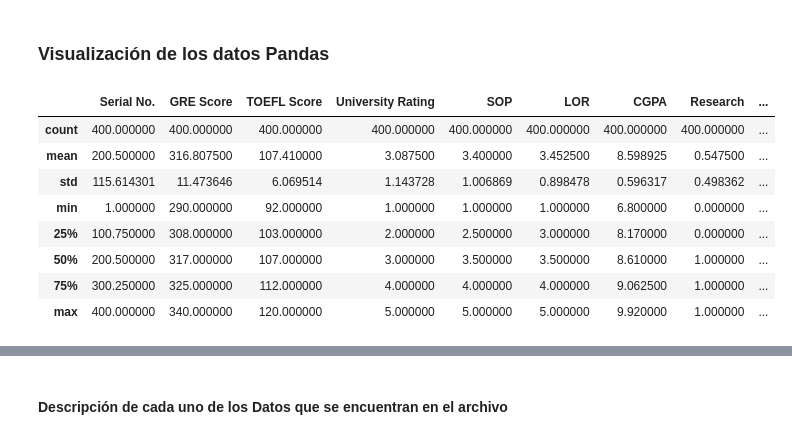
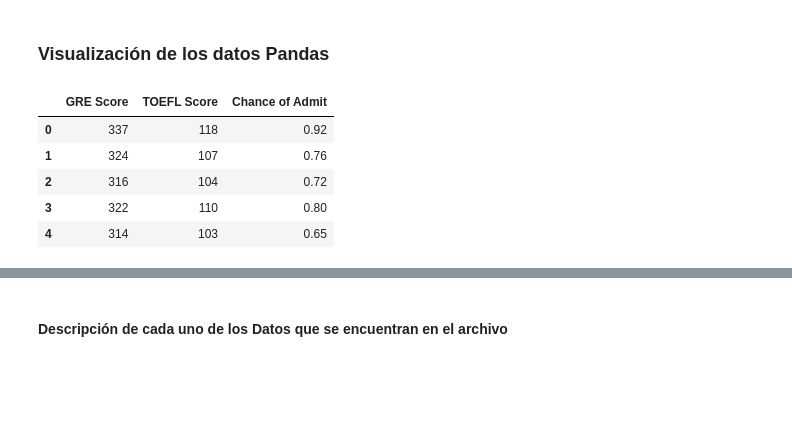
Before and after one commit to MaaarcosG/Hoja01-RegresionLineal, a Jupyter notebook: HT-01.ipynb, the cells around one changed output, grey strips where cells are left out. Saved outputs shown, nothing was run; the diff lists cells and outputs as text; code cells hidden in the pictures; blank space fills up the shorter version.

```diff
--- a/HT-01.ipynb
+++ b/HT-01.ipynb
@@ -34,17 +36,14 @@ Chance = data[:,8]
 ### Visualización de los datos Pandas
 # %%
 #Visualizacion de los datos, se usaran los datos GRE Score, TOEFL Score y Chance of Admit
-dataset = pd.read_csv("Admission_Predict.csv")
+dataset = pd.read_csv('Admission_Predict.csv', usecols=['GRE Score', 'TOEFL Score', 'Chance of Admit '])
 # %%
 #Describe de todos los datos
-dataset.describe()
+dataset.head()
 # %% [output]
-|  | Serial No. | GRE Score | TOEFL Score | University Rating | SOP | LOR | CGPA | Research | ... |
-| count | 400.000000 | 400.000000 | 400.000000 | 400.000000 | 400.000000 | 400.000000 | 400.000000 | 400.000000 | ... |
-| mean | 200.500000 | 316.807500 | 107.410000 | 3.087500 | 3.400000 | 3.452500 | 8.598925 | 0.547500 | ... |
-| std | 115.614301 | 11.473646 | 6.069514 | 1.143728 | 1.006869 | 0.898478 | 0.596317 | 0.498362 | ... |
-| min | 1.000000 | 290.000000 | 92.000000 | 1.000000 | 1.000000 | 1.000000 | 6.800000 | 0.000000 | ... |
-| 25% | 100.750000 | 308.000000 | 103.000000 | 2.000000 | 2.500000 | 3.000000 | 8.170000 | 0.000000 | ... |
-| 50% | 200.500000 | 317.000000 | 107.000000 | 3.000000 | 3.500000 | 3.500000 | 8.610000 | 1.000000 | ... |
-| 75% | 300.250000 | 325.000000 | 112.000000 | 4.000000 | 4.000000 | 4.000000 | 9.062500 | 1.000000 | ... |
-| max | 400.000000 | 340.000000 | 120.000000 | 5.000000 | 5.000000 | 5.000000 | 9.920000 | 1.000000 | ... |
+|  | GRE Score | TOEFL Score | Chance of Admit |
+| 0 | 337 | 118 | 0.92 |
+| 1 | 324 | 107 | 0.76 |
+| 2 | 316 | 104 | 0.72 |
+| 3 | 322 | 110 | 0.80 |
+| 4 | 314 | 103 | 0.65 |
```
Also changed, not shown: parts of 27 cells of this notebook, 1 other file.
